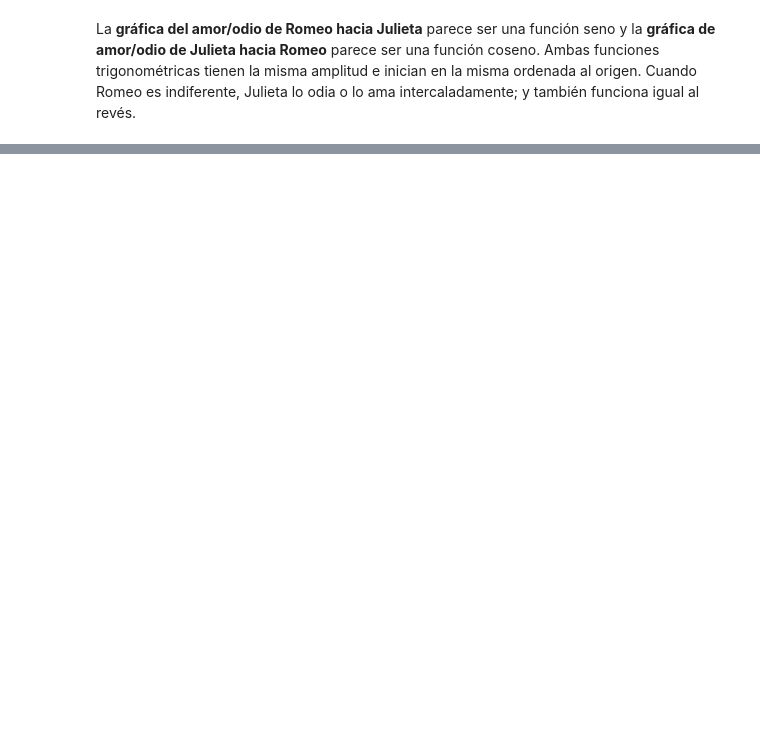
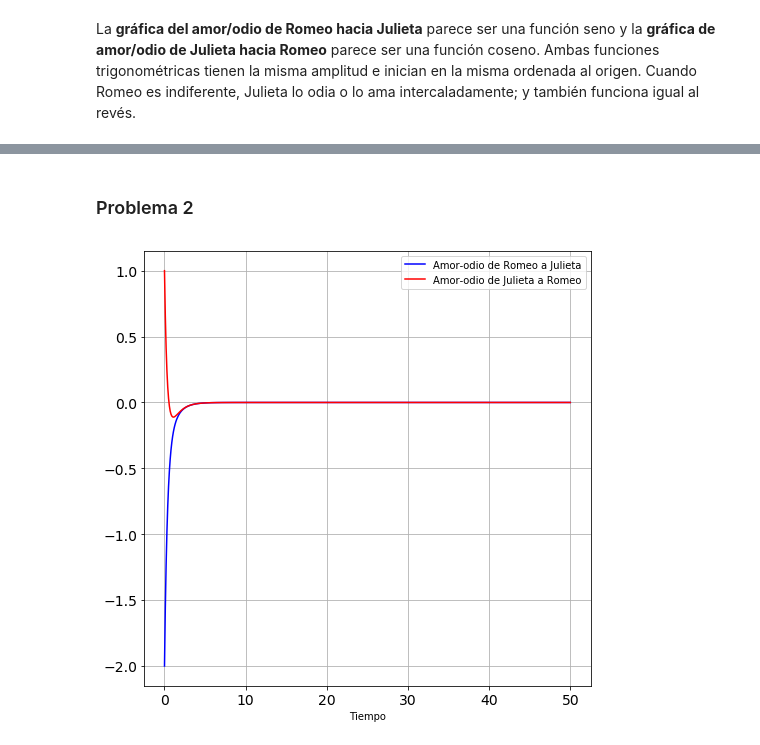
Before and after one commit to Miriam1999/Examen-3, a Jupyter notebook: Examen 3.ipynb, the cells around one changed output, grey strips where cells are left out. Drawn from its saved outputs; the diff is of its cells as text; code cells hidden in the pictures; blank space fills up the shorter version.

```diff
--- a/Examen 3.ipynb
+++ b/Examen 3.ipynb
@@ -114,0 +78,11 @@ Created with Jupyter by Xiuhcoatl.
+# %%
+def armonico(y,B):
+    a=2
+    b=1
+    y1=y[0]
+    y2=y[1]
+    return [-a*y1+b*y2,b*y1-a*y2]
+y0=[-2,1]
+tt=np.linspace(0,50,500)
+yy=odeint(armonico,y0,tt)
+yy
@@ -114,0 +107,17 @@ Created with Jupyter by Xiuhcoatl.
+# %% [markdown]
+### Problema 2
+# %%
+y1=yy[:,0]
+y2=yy[:,1]
+label_size=14
+mpl.rcParams["xtick.labelsize"]=label_size
+mpl.rcParams["ytick.labelsize"]=label_size
+plt.figure(figsize=(8,8))
+plt.plot(tt,y1,"b",label="Amor-odio de Romeo a Julieta")
+plt.plot(tt,y2,"r",label="Amor-odio de Julieta a Romeo")
+plt.legend(loc="best")
+plt.xlabel("Tiempo")
+plt.grid()
+plt.show()
+# %% [output]
+[figure, added]
```
Also changed, not shown: parts of 23 cells of this notebook.
